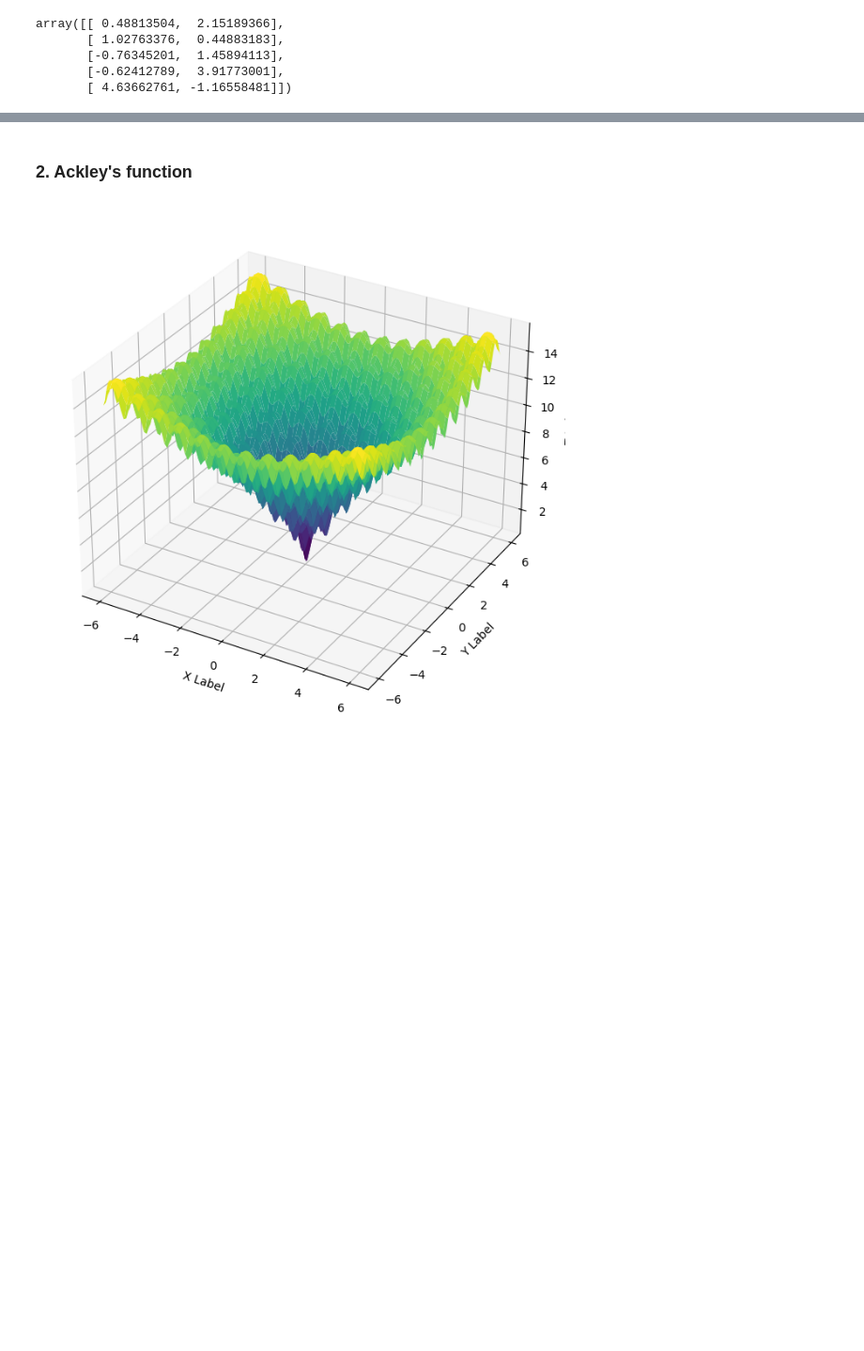
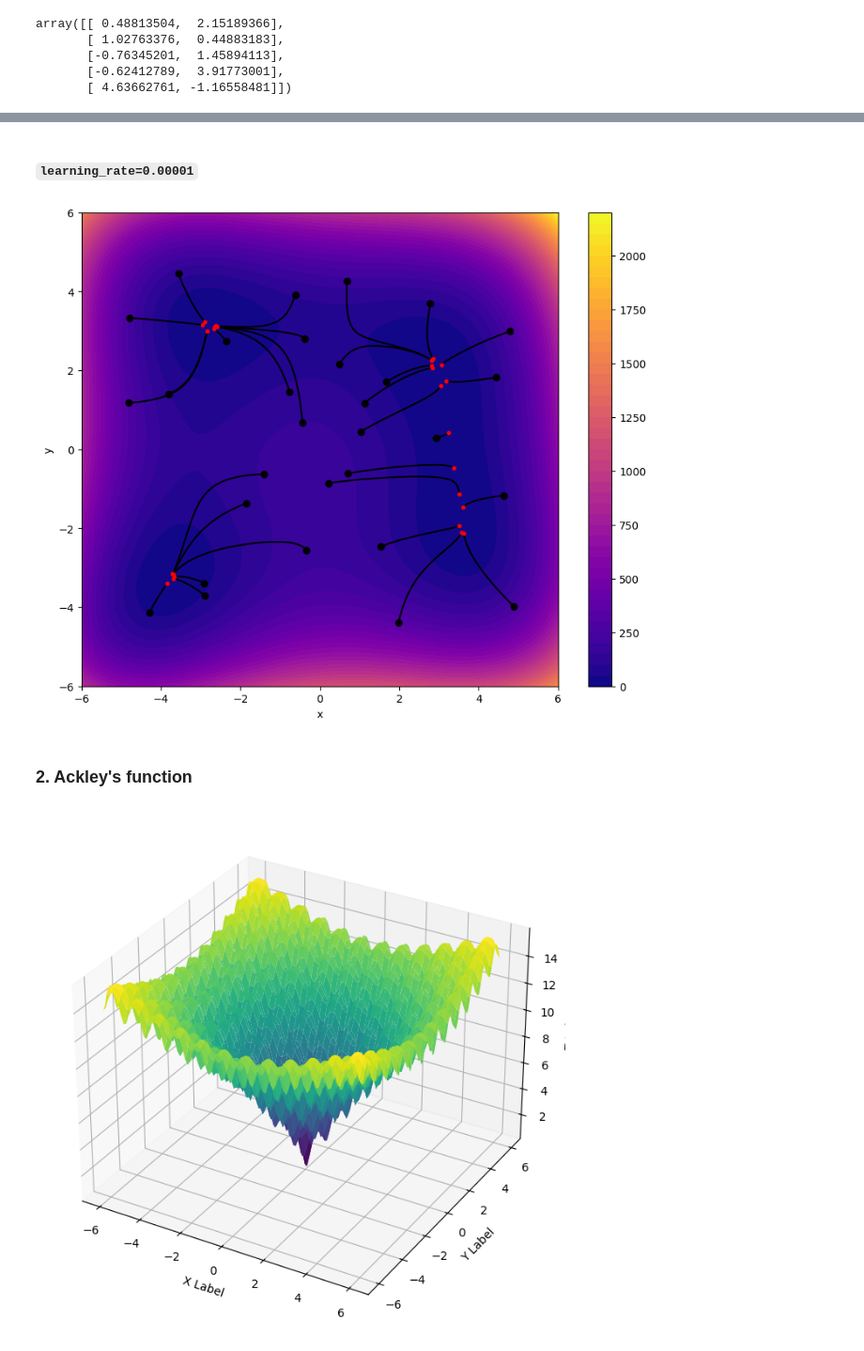
Before and after one commit to pgrzankowski/introduction-to-ai, a Jupyter notebook: simple-gradient-method.ipynb, the cells around one changed output, grey strips where cells are left out. Shown at 94% size. Saved outputs shown, nothing was run; the diff lists cells and outputs as text; code cells hidden in the pictures; blank space fills up the shorter version.

```diff
--- a/simple-gradient-method.ipynb
+++ b/simple-gradient-method.ipynb
@@ -119,3 +137,9 @@ plot_contour(himmelblau, starting_points)
+# %% [markdown]
+#### `learning_rate=0.00001`
+# %%
+plot_contour(himmelblau, starting_points, learning_rate=0.00001, depth=50)
+# %% [output]
+[figure, added]
 # %% [markdown]
 ### 2. Ackley's function
 # %%
```
Also changed, not shown: parts of 18 cells of this notebook.
